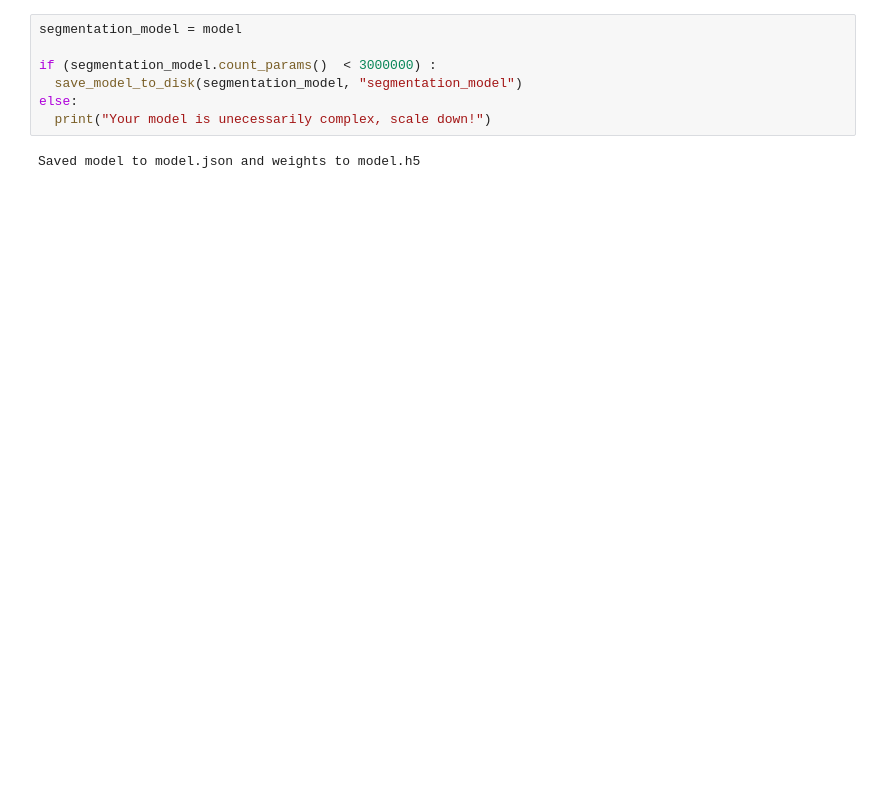
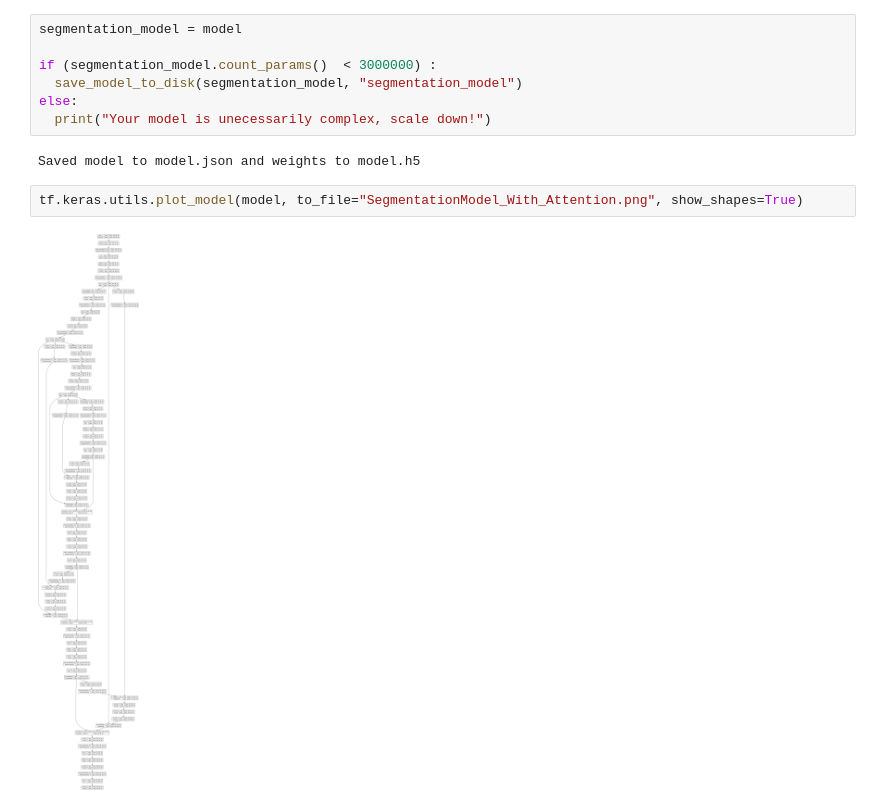
Before and after one commit to AaronDinesh/4C16, a Jupyter notebook: lab-06/Lab 6.ipynb, the cells around one changed output. Saved outputs shown, nothing was run; the diff lists cells and outputs as text; blank space fills up the shorter version.

```diff
--- a/lab-06/Lab 6.ipynb
+++ b/lab-06/Lab 6.ipynb
@@ -570,6 +845,10 @@ else:
   print("Your model is unecessarily complex, scale down!")
 # %% [output]
 Saved model to model.json and weights to model.h5
+# %%
+tf.keras.utils.plot_model(model, to_file="SegmentationModel_With_Attention.png", show_shapes=True)
+# %% [output]
+[figure, added]
 # %%
 from keras.models import load_model
 from keras.models import model_from_json
```
Also changed, not shown: parts of 27 cells of this notebook, 35 other files.
